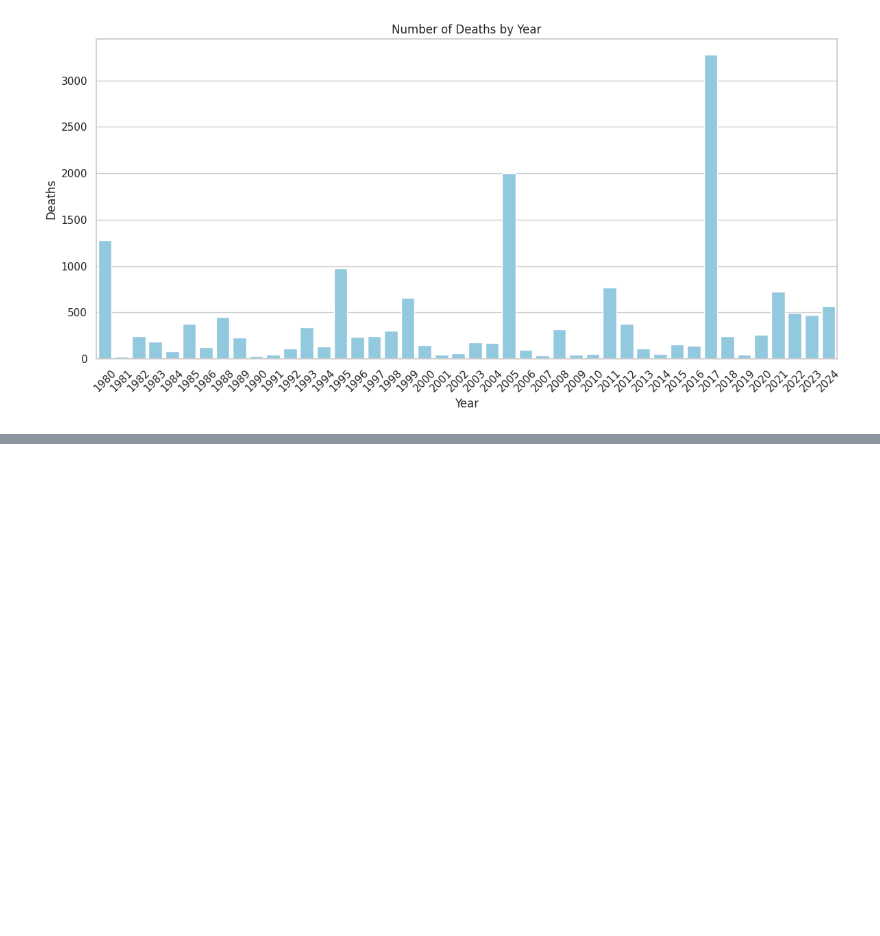
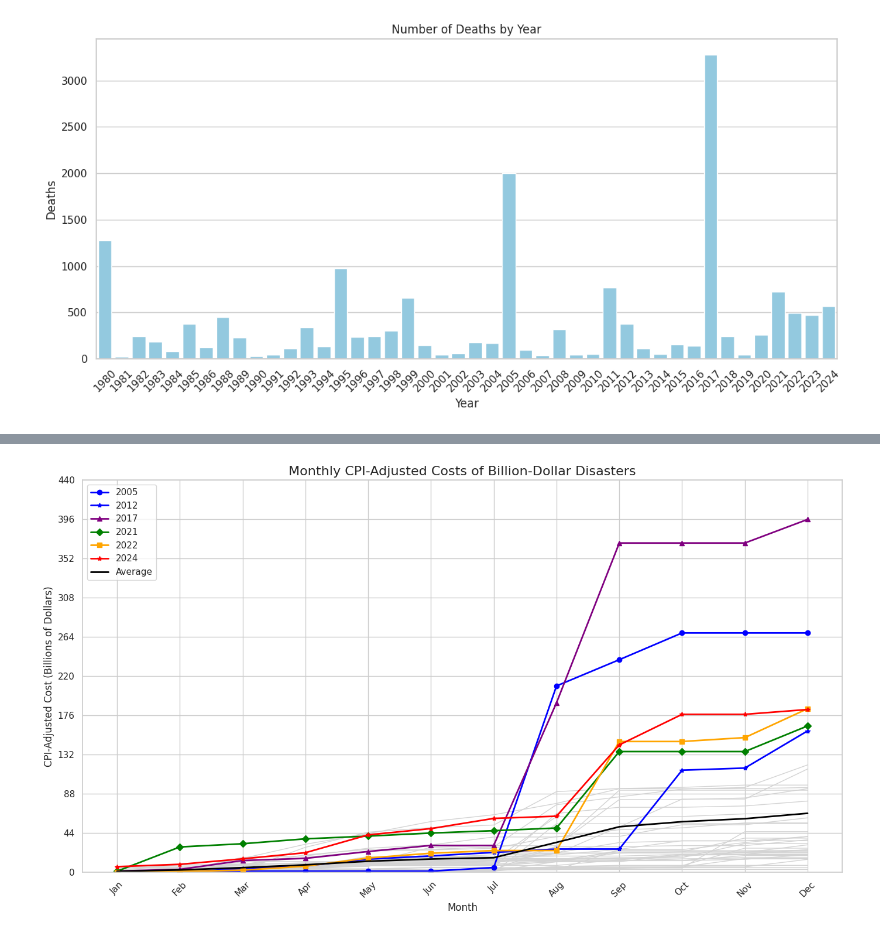
Before and after one commit to denisecase/open-climate-disaster-dashboard, a Jupyter notebook: notebooks/01_data_exploration.ipynb, the cells around one changed output, grey strips where cells are left out. Saved outputs shown, nothing was run; the diff lists cells and outputs as text; code cells hidden in the pictures; blank space fills up the shorter version.

Commit message:
add chart for section 7

```diff
--- a/notebooks/01_data_exploration.ipynb
+++ b/notebooks/01_data_exploration.ipynb
@@ -176,6 +181,20 @@ df['Begin_Year'] = df['Begin_Date'].dt.year
 # Extract Month from 'Begin_Date'
 df['Begin_Month'] = df['Begin_Date'].dt.month
 
+# Add END_DATE column as datetime
+df['End_Date'] = pd.to_datetime(df['End Date'].astype(str), format='%Y%m%d', errors='coerce')
+print(df['End_Date'].isna().sum())
+
+# Extract Year from 'End_Date'
+df['End_Year'] = df['End_Date'].dt.year
+
+# Extract Month from 'End_Date'
+df['End_Month'] = df['End_Date'].dt.month
+
+# Convert 'CPI-Adjusted Cost' in millions to billions USD
+df['CPI-Adjusted_Cost_B_USD'] = df['CPI-Adjusted Cost'] / 1000.0
+df['Unadjusted_Cost_B_USD'] = df['Unadjusted Cost'] / 1000.0
+
 # Display column names
 print("Column Names:")
 print(df.columns.tolist())
@@ -222,0 +246,74 @@ plt.show()
+# %%
+
+highlight_years = {
+    2005: {'color': 'blue', 'marker': 'o', 'linestyle': '--', 'label': '2005'},
+    2012: {'color': 'blue', 'marker': '*', 'linestyle': '--', 'label': '2012'},
+    2017: {'color': 'purple', 'marker': '^', 'linestyle': '-', 'label': '2017'},
+    2021: {'color': 'green', 'marker': 'D', 'linestyle': '-', 'label': '2021'},
+    2022: {'color': 'orange', 'marker': 's', 'linestyle': '-', 'label': '2022'},
+    2024: {'color': 'red', 'marker': '*', 'linestyle': '-', 'label': '2024'},
+}
+
+cpi_billions_column = 'CPI-Adjusted_Cost_B_USD'
+
+# Group by year and month, and sum the costs
+df_sorted = df.sort_values(by=['End_Year', 'End_Month'])
+monthly_costs_df = df_sorted.groupby(['End_Year', 'End_Month'])[cpi_billions_column].sum().reset_index()
+monthly_costs_df_sorted = monthly_costs_df.sort_values(by=['End_Year', 'End_Month'])
+
+# Pivot the data to have months as rows and years as columns:
+monthly_costs_pivot = monthly_costs_df_sorted.pivot(index='End_Month', columns='End_Year', values=cpi_billions_column)
+
+# Replace NaNs with 0 for cumulative summation
+monthly_costs_pivot.fillna(0, inplace=True)
+
+# Apply cumulative sum across the months for each year
+cumulative_costs_df = monthly_costs_pivot.cumsum()
+
+# Width: 14 inches, Height: 8 inches
+fig, ax = plt.subplots(figsize=(14, 8))
+
+for year in cumulative_costs_df.columns:
+    if year not in highlight_years:
+        ax.plot(cumulative_costs_df.index, cumulative_costs_df[year], color='lightgrey', linewidth=1)
+
+for year, style in highlight_years.items():
+    if year in cumulative_costs_df.columns:
+        ax.plot(
+            cumulative_costs_df.index,
+            cumulative_costs_df[year],
+            color=style['color'],
+            marker=style['marker'],
+            linewidth=2,
+            label=style['label']
+        )
+
+
+# Plot the average line
+monthly_avg = cumulative_costs_df.mean(axis=1)
+ax.plot(monthly_avg.index, monthly_avg.values, color='black', linewidth=2, label='Average')
+
+
+# Set the x-axis labels to month names:
+ax.set_xticks(range(1, 13))
+ax.set_xticklabels(calendar.month_abbr[1:], rotation=45)
+
+# Set the y-axis limits and ticks
+max_cost = monthly_costs_pivot.max().max()
+y_max = 440 #(int(max_cost / 44) + 1) * 44  # Round up to the next multiple of 44
+ax.set_ylim(0, y_max)
+ax.set_yticks(range(0, y_max + 1, 44))
+
+# Add labels and title
+ax.set_xlabel('Month')
+ax.set_ylabel('CPI-Adjusted Cost (Billions of Dollars)')
+ax.set_title('Monthly CPI-Adjusted Costs of Billion-Dollar Disasters', fontsize=16)
+
+# Add legend and grid
+ax.legend()
+
+
+plt.tight_layout()
+plt.show()
+# %% [output]
+[figure, added]
```
Also changed, not shown: parts of 4 cells of this notebook, 6 other files.
